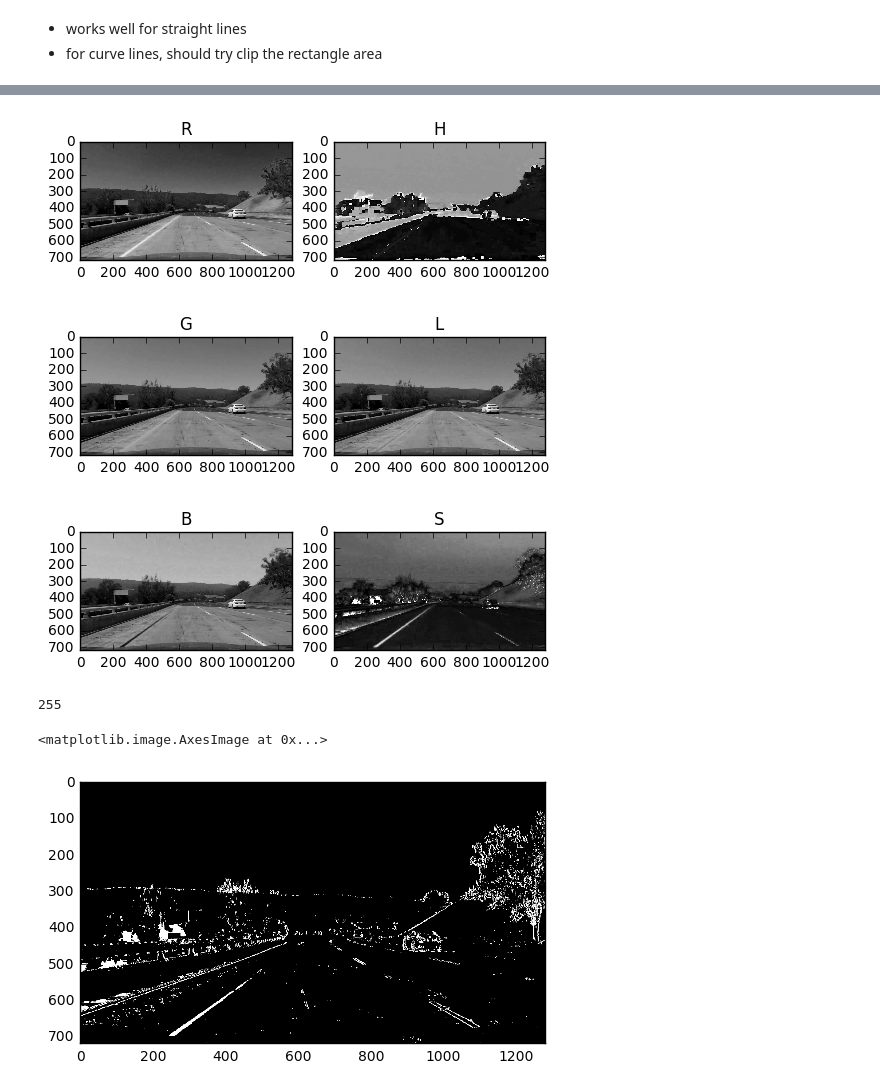
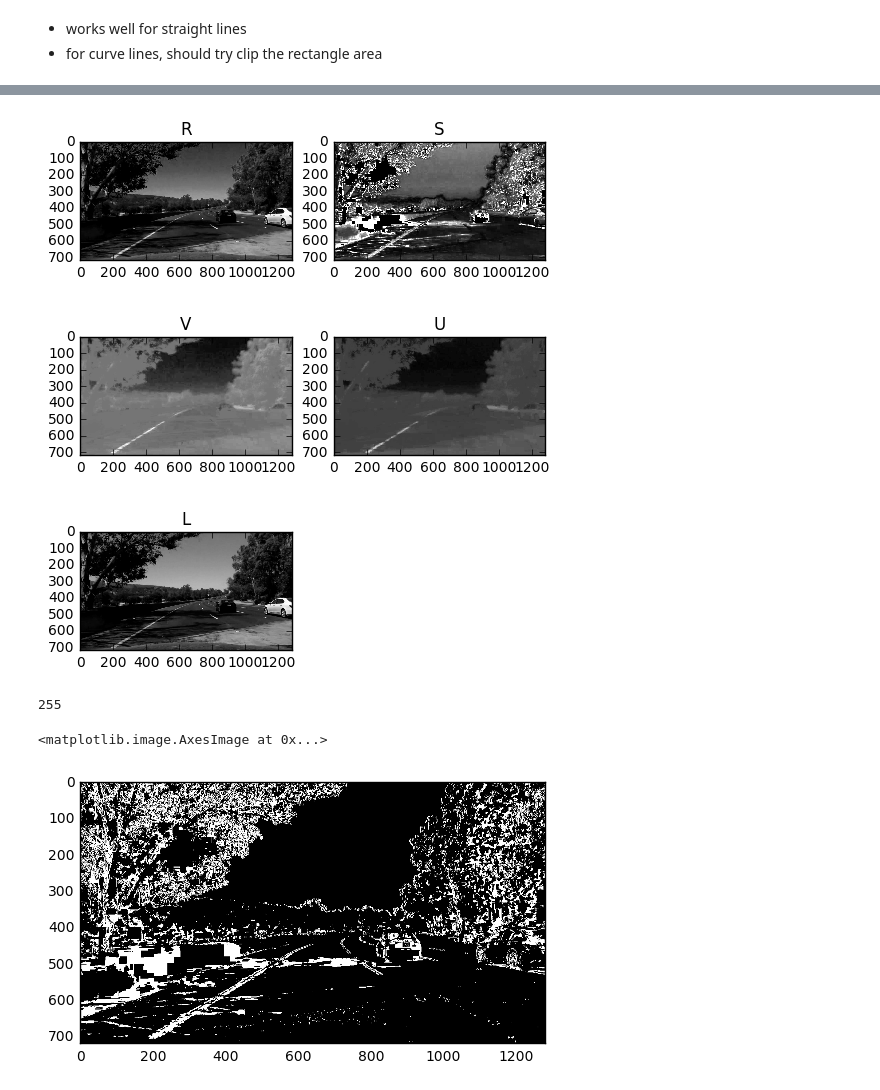
Before and after one commit to xysun/CarND-AdvancedLaneFinding-P4, a Jupyter notebook: P4 playground.ipynb, the cells around one changed output, grey strips where cells are left out. Cells and saved outputs as stored; diff of their text form; code cells hidden in the pictures.

```diff
--- a/P4 playground.ipynb
+++ b/P4 playground.ipynb
@@ -86,7 +86,7 @@ with open('calibration.pickle', 'rb') as f:  # Python 3: open(..., 'rb')
 # %%
 # test images
 %matplotlib inline
-fname = 'input_sequence/problem_input 011.jpg'
+fname = 'input_sequence/problem_input 039.jpg'
 img = mpimg.imread(fname)
 undistorted = cv2.undistort(img, mtx, dist, None, mtx)
 
@@ -105,46 +105,47 @@ plt.show()
 # %%
 # color transform and gradients
 %matplotlib inline
 # visualize RGB and HLS
 hls = cv2.cvtColor(undistorted, cv2.COLOR_RGB2HLS)
+luv = cv2.cvtColor(undistorted, cv2.COLOR_RGB2LUV)
 
 R = undistorted[:,:,0]
-G = undistorted[:,:,1]
-B = undistorted[:,:,2]
-
-H = hls[:,:,0]
-L = hls[:,:,1]
 S = hls[:,:,2]
 
+L = luv[:,:,0]
+U = luv[:,:,1]
+V = luv[:,:,2]
+
+
 plt.figure(1)
+
 plt.subplot(1,2,1)
 plt.imshow(R,cmap='gray')
 plt.title('R')
-plt.subplot(1,2,2)
-plt.imshow(H,cmap='gray')
-plt.title('H')
 
-plt.figure(2)
-plt.subplot(1,2,1)
-plt.imshow(G,cmap='gray')
-plt.title('G')
-plt.subplot(1,2,2)
-plt.imshow(L,cmap='gray')
-plt.title('L')
-
-plt.figure(3)
-plt.subplot(1,2,1)
-plt.imshow(B,cmap='gray')
-plt.title('B')
 plt.subplot(1,2,2)
 plt.imshow(S,cmap='gray')
 plt.title('S')
 
+plt.figure(2)
+plt.subplot(1,2,1)
+plt.imshow(V,cmap='gray')
+plt.title('V')
+
+plt.subplot(1,2,2)
+plt.imshow(U,cmap='gray')
+plt.title('U')
+
+plt.figure(3)
+plt.subplot(1,2,1)
+plt.imshow(L,cmap='gray')
+plt.title('L')
+
 plt.show()
 # %% [output]
-[figure, old version]
+[figure, new version]
-[figure, old version]
+[figure, new version]
-[figure, old version]
+[figure, new version]
 # %%
 np.max(R)
 # %% [output]
@@ -181,7 +182,7 @@ combined_binary[(s_binary == 1) | (sxbinary == 1)] = 1
 plt.imshow(combined_binary, cmap='gray')
 # %% [output]
 <matplotlib.image.AxesImage at 0x...>
-[figure, old version]
+[figure, new version]
 # %%
 %matplotlib inline
 # red: white; blue: dark; saturation: white
```
Also changed, not shown: parts of 11 cells of this notebook, 1 other file.
